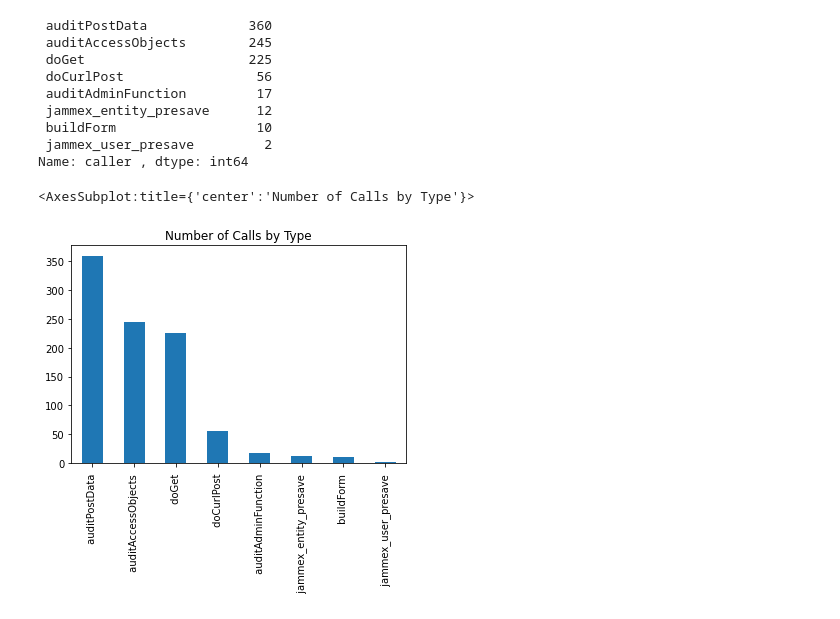
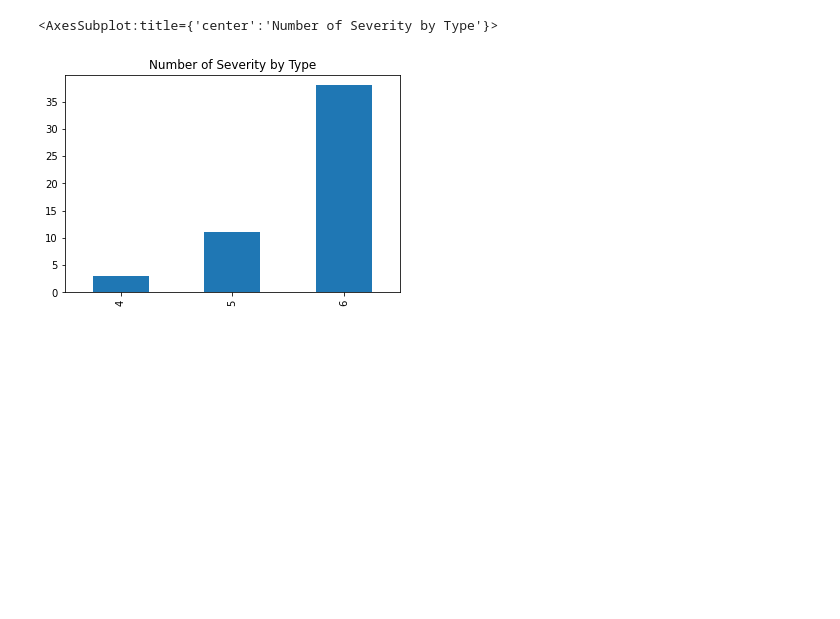
Before and after one commit to Lee486/gitsample, a Jupyter notebook: WatchdogSample.ipynb, the cells around one changed output. Cells and saved outputs as stored; diff of their text form; code cells hidden in the pictures; blank space fills up the shorter version.

```diff
--- a/WatchdogSample.ipynb
+++ b/WatchdogSample.ipynb
@@ -55,0 +24,4 @@ data.describe(include='all') #5 num summary (mean, mode, std, min, max) & percen
+# %%
+data = pd.read_csv("watchdog.csv")
+# %%
+data['date'] = pd.to_datetime(data['date'], format='%Y%m%d', errors='ignore')
@@ -56,19 +45,9 @@ data.describe(include='all') #5 num summary (mean, mode, std, min, max) & percen
 # %%
-#bar chart of how many calls
-data['caller '].value_counts() #how many of each caller we have
-print(data['caller '].value_counts())
-fig = data['caller '].value_counts().plot(kind ="bar", title = "Number of Calls by Type")
+#standard graph
+data['severity'].value_counts() #just have this to see the data type
+fig = data['severity'].value_counts().plot(kind ="bar", title = "Number of Severity by Type")
 fig
 # %% [output]
- auditPostData             360
- auditAccessObjects        245
- doGet                     225
- doCurlPost                 56
- auditAdminFunction         17
- jammex_entity_presave      12
- buildForm                  10
- jammex_user_presave         2
-Name: caller , dtype: int64
+<AxesSubplot:title={'center':'Number of Severity by Type'}>
-<AxesSubplot:title={'center':'Number of Calls by Type'}>
-[figure, old version]
+[figure, new version]
 # %%
```
Also changed, not shown: parts of 14 cells of this notebook.
